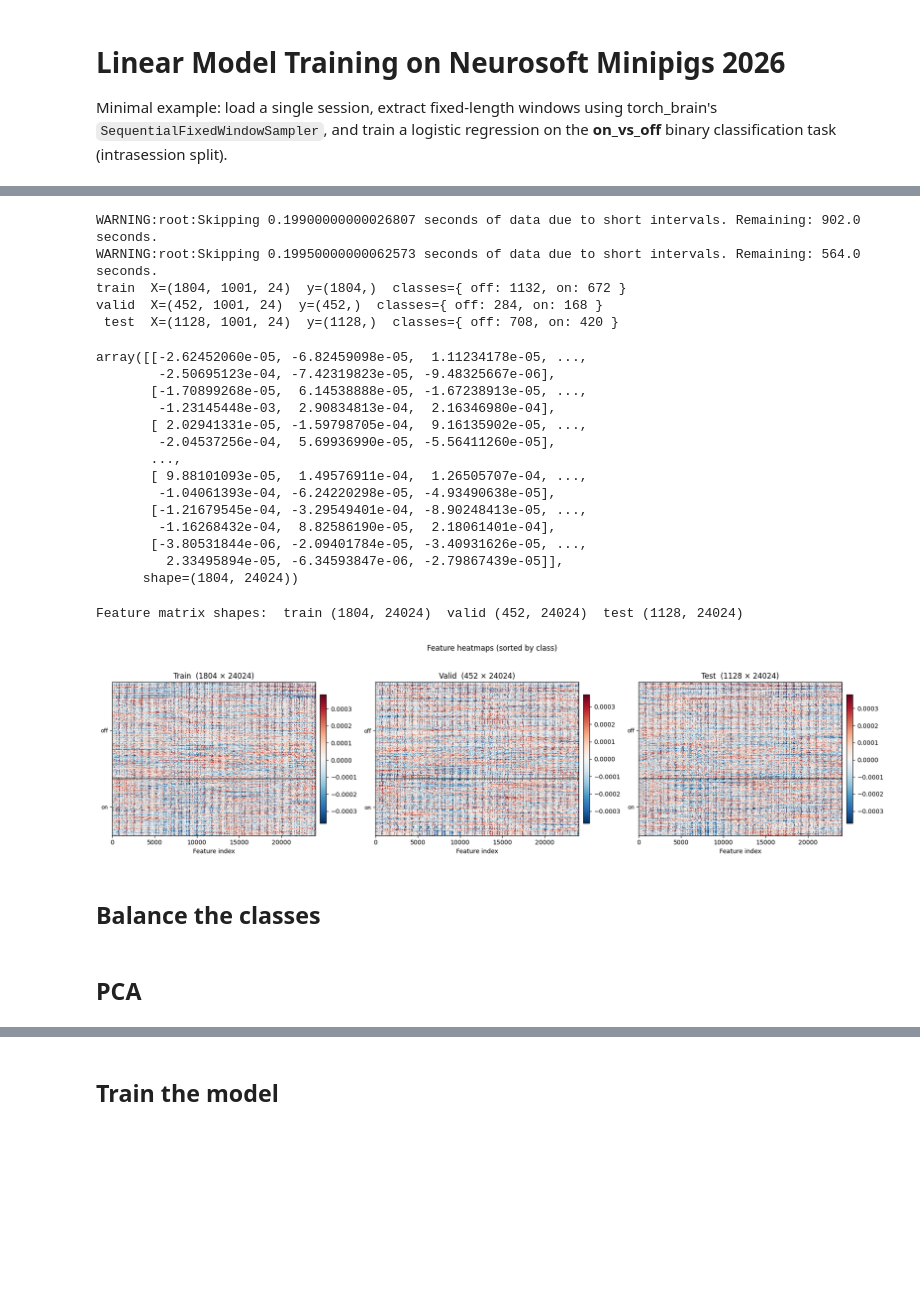
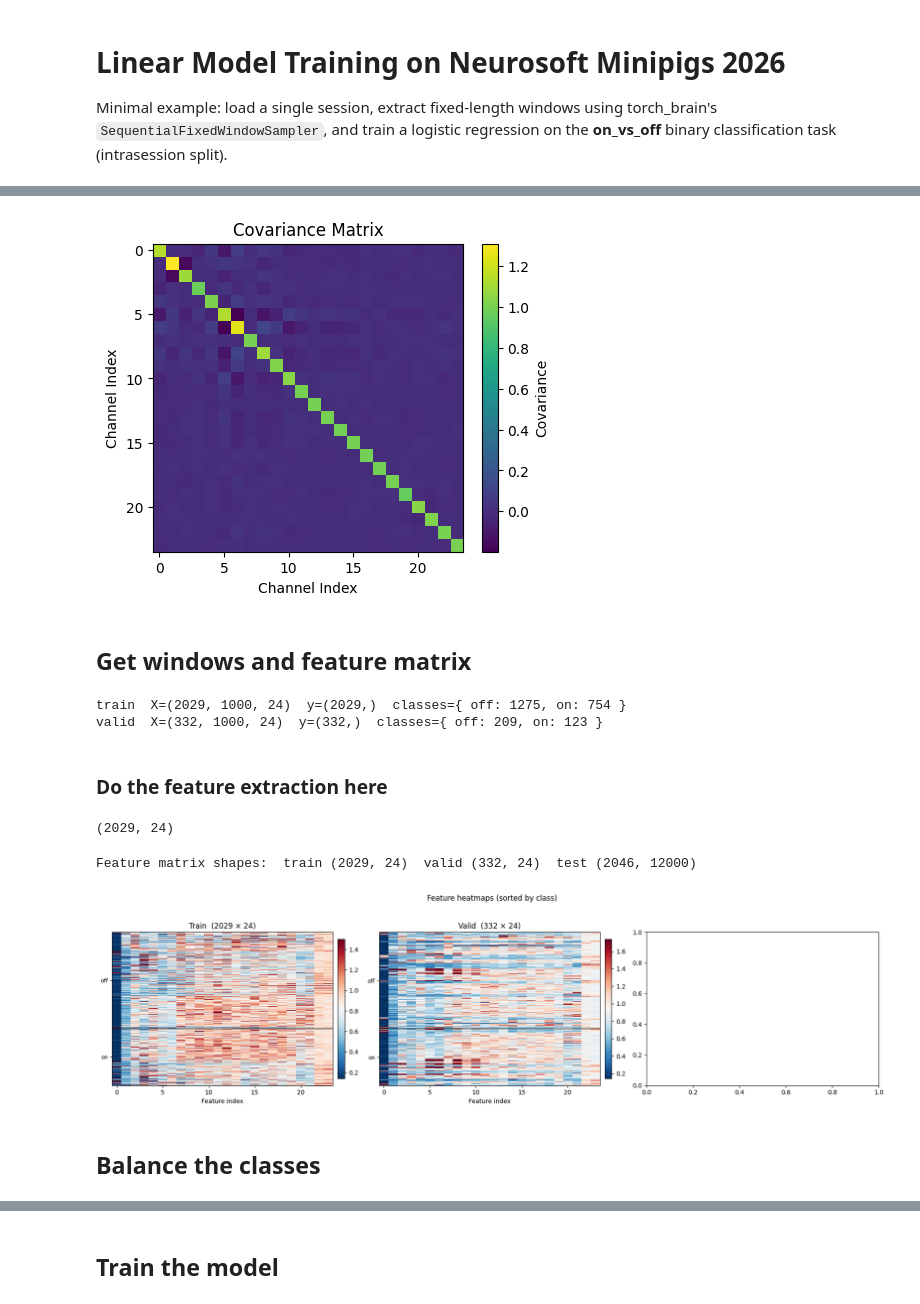
Before and after one commit to Neurosoft-Bioelectronics/auditorydecoding, a Jupyter notebook: notebooks/linear_training.ipynb, the cells around one changed output, grey strips where cells are left out. Saved outputs shown, nothing was run; the diff lists cells and outputs as text; code cells hidden in the pictures; blank space fills up the shorter version.

```diff
--- a/notebooks/linear_training.ipynb
+++ b/notebooks/linear_training.ipynb
@@ -57,0 +87,6 @@ feature_extractor = IdentityFeatures()
+# %%
+train_intervals = data.splits.on_vs_off_causal_train.coalesce()
+data_train = [data.slice(interval[0], interval[1]).ecog.signal[:, keep_channels] for interval in train_intervals]
+data_train = np.concatenate(data_train, axis=0)
+
+pca = PCA(whiten=True).fit(data_train)
@@ -58,44 +101,45 @@ feature_extractor = IdentityFeatures()
+# %%
+signal_whitened = pca.transform(signal)
+plot_covariance(np.cov(signal_whitened, rowvar=False))
+# %% [output]
+[figure, added]
+# %% [markdown]
+## Get windows and feature matrix
 # %%
-X_train, y_train = extract_windows(dataset, "train", WINDOW_LENGTH, feature_extractor=feature_extractor)
-X_valid, y_valid = extract_windows(dataset, "valid", WINDOW_LENGTH, feature_extractor=feature_extractor)
-X_test, y_test = extract_windows(dataset, "test", WINDOW_LENGTH, feature_extractor=feature_extractor)
+X_windows_train, y_windows_train = extract_windows(signal_whitened, timestamps, data.splits.on_vs_off_causal_train, WINDOW_LENGTH)
+X_windows_valid, y_windows_valid = extract_windows(signal_whitened, timestamps, data.splits.on_vs_off_causal_valid, WINDOW_LENGTH)
 
-le = LabelEncoder().fit(y_train)
-y_train_enc = le.transform(y_train)
-y_valid_enc = le.transform(y_valid)
-y_test_enc = le.transform(y_test)
+le = LabelEncoder().fit(y_windows_train)
+y_train_enc = le.transform(y_windows_train)
+y_valid_enc = le.transform(y_windows_valid)
 
 for name, X, y in [
-    ("train", X_train, y_train),
-    ("valid", X_valid, y_valid),
-    ("test", X_test, y_test),
+    ("train", X_windows_train, y_windows_train),
+    ("valid", X_windows_valid, y_windows_valid),
 ]:
     unique, counts = np.unique(y, return_counts=True)
     dist = ", ".join(f"{u}: {c}" for u, c in zip(unique, counts))
     print(f"{name:>5s}  X={X.shape}  y={y.shape}  classes={{ {dist} }}")
 # %% [output]
-WARNING:root:Skipping 0.19900000000026807 seconds of data due to short intervals. Remaining: 902.0 seconds.
-WARNING:root:Skipping 0.19950000000062573 seconds of data due to short intervals. Remaining: 564.0 seconds.
-train  X=(1804, 1001, 24)  y=(1804,)  classes={ off: 1132, on: 672 }
-valid  X=(452, 1001, 24)  y=(452,)  classes={ off: 284, on: 168 }
- test  X=(1128, 1001, 24)  y=(1128,)  classes={ off: 708, on: 420 }
+train  X=(2029, 1000, 24)  y=(2029,)  classes={ off: 1275, on: 754 }
+valid  X=(332, 1000, 24)  y=(332,)  classes={ off: 209, on: 123 }
-# %%
-X_train
-# %% [output]
-array([[-2.62452060e-05, -6.82459098e-05,  1.11234178e-05, ...,
-        -2.50695123e-04, -7.42319823e-05, -9.48325667e-06],
-       [-1.70899268e-05,  6.14538888e-05, -1.67238913e-05, ...,
-        -1.23145448e-03,  2.90834813e-04,  2.16346980e-04],
-       [ 2.02941331e-05, -1.59798705e-04,  9.16135902e-05, ...,
-        -2.04537256e-04,  5.69936990e-05, -5.56411260e-05],
-       ...,
-       [ 9.88101093e-05,  1.49576911e-04,  1.26505707e-04, ...,
-        -1.04061393e-04, -6.24220298e-05, -4.93490638e-05],
-       [-1.21679545e-04, -3.29549401e-04, -8.90248413e-05, ...,
-        -1.16268432e-04,  8.82586190e-05,  2.18061401e-04],
-       [-3.80531844e-06, -2.09401784e-05, -3.40931626e-05, ...,
-         2.33495894e-05, -6.34593847e-06, -2.79867439e-05]],
-      shape=(1804, 24024))
+# %% [markdown]
+### Do the feature extraction here
+# %%
+from einops import rearrange
+
+# X_stft_train = np.abs(np.fft.rfft(X_windows_train, axis=1))
+# X_stft_valid = np.abs(np.fft.rfft(X_windows_valid, axis=1))
+
+# X_train = rearrange(X_stft_train, "s t c -> s (t c)")
+# X_valid = rearrange(X_stft_valid, "s t c -> s (t c)")
+
+X_train = X_windows_train.std(axis=1)
+X_valid = X_windows_valid.std(axis=1)
+# %%
+X_train.shape
+# %% [output]
+(2029, 24)
 # %%
 print(f"Feature matrix shapes:  train {X_train.shape}  valid {X_valid.shape}  test {X_test.shape}")
 
@@ -104,39 +148,38 @@ fig, axes = plt.subplots(1, 3, figsize=(18, 5))
 for ax, X, y_enc, title in [
     (axes[0], X_train, y_train_enc, "Train"),
     (axes[1], X_valid, y_valid_enc, "Valid"),
-    (axes[2], X_test, y_test_enc, "Test"),
 ]:
     order = np.argsort(y_enc)
     im = ax.imshow(
         X[order],
         aspect="auto",
         interpolation="none",
         cmap="RdBu_r",
         vmin=np.percentile(X, 2),
         vmax=np.percentile(X, 98),
     )
 
     boundaries = np.searchsorted(y_enc[order], np.arange(len(le.classes_)))
     for b in boundaries[1:]:
         ax.axhline(b - 0.5, color="k", linewidth=1)
 
     label_positions = [
         (boundaries[i] + (boundaries[i + 1] if i + 1 < len(boundaries) else len(y_enc))) / 2
         for i in range(len(boundaries))
     ]
     ax.set_yticks(label_positions)
     ax.set_yticklabels(le.classes_, fontsize=9)
 
     ax.set_xlabel("Feature index")
     ax.set_title(f"{title}  ({X.shape[0]} × {X.shape[1]})")
     fig.colorbar(im, ax=ax, fraction=0.03, pad=0.02)
 
 fig.suptitle("Feature heatmaps (sorted by class)")
 fig.tight_layout(rect=[0, 0, 1, 0.95])
 plt.show()
 # %% [output]
-Feature matrix shapes:  train (1804, 24024)  valid (452, 24024)  test (1128, 24024)
+Feature matrix shapes:  train (2029, 24)  valid (332, 24)  test (2046, 12000)
-[figure, old version]
+[figure, new version]
 # %% [markdown]
 ## Balance the classes
 # %%
@@ -164,5 +208,3 @@ if BALANCE_CLASSES:
         unique, cnt = np.unique(y, return_counts=True)
         dist = ", ".join(f"{u}: {c}" for u, c in zip(unique, cnt))
         print(f"{name:>20s}  X={X.shape}  classes={{ {dist} }}")
-# %% [markdown]
-## PCA
```
Also changed, not shown: parts of 21 cells of this notebook, 5 other files.
